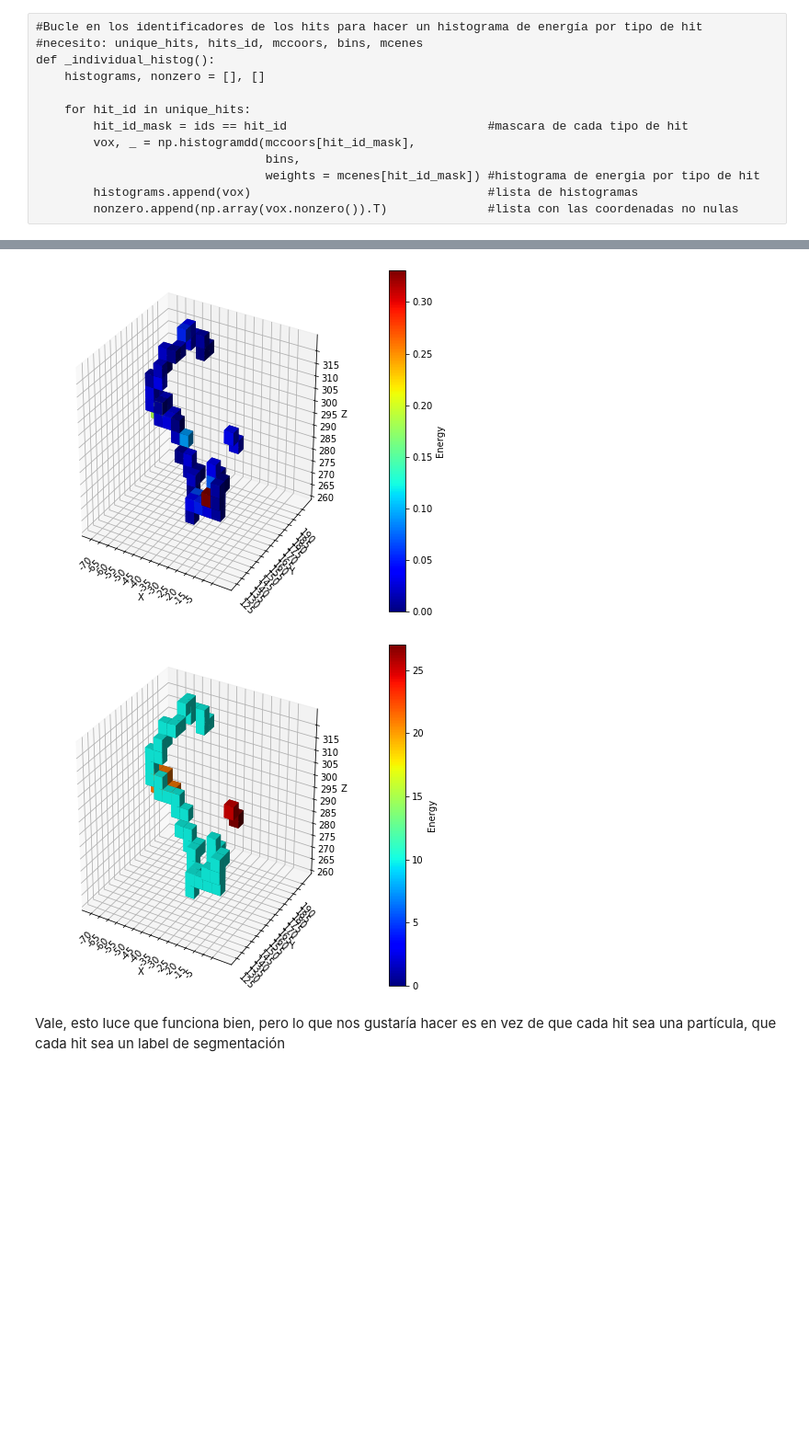
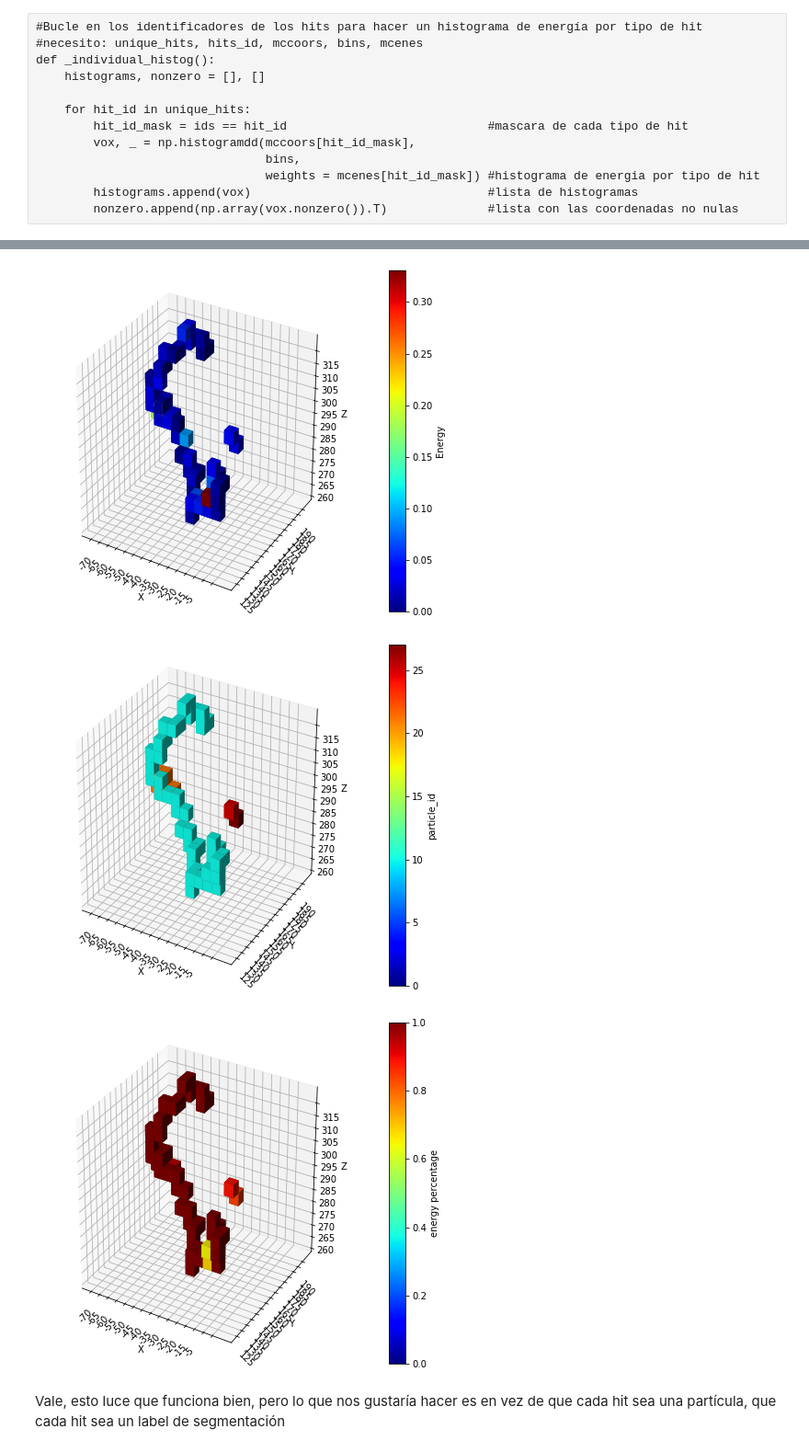
Before and after one commit to martinperezmaneiro/data_labelling, a Jupyter notebook: examples/prueba_funciones_clouds.ipynb, the cells around one changed output, grey strips where cells are left out. Shown: that part at 92% size. Drawn from its saved outputs; the diff is of its cells as text; code cells hidden in the pictures; blank space fills up the shorter version.

```diff
--- a/examples/prueba_funciones_clouds.ipynb
+++ b/examples/prueba_funciones_clouds.ipynb
@@ -570,6 +570,6 @@ def plot_3d_histo_hits(hist, bins, cmap = mpl.cm.jet):
     plt.show()
 # %%
-def plot_3d_histo_vox(hist, bins, th=0, square_voxels = False, edgecolor=None, cmap=mpl.cm.jet):
+def plot_3d_histo_vox(hist, bins, th=0, square_voxels = False, edgecolor=None, cmap=mpl.cm.jet, clabel = 'Energy'):
     '''
     This function plots the 3 dimension histogram created from the particles hits.
     This shows the voxels with the containing energy. Note that the axis labels dont represent
@@ -633,7 +633,7 @@ def plot_3d_histo_vox(hist, bins, th=0, square_voxels = False, edgecolor=None, c
     ax.set_zlabel('Z ')
     ax.set_zticks(np.arange(nbinsZ))
     ax.set_zticklabels([int(i) for i in np.unique(bins[2][nonzero[2]])])
-    cb.set_label('Energy')
+    cb.set_label(clabel)
 
     plt.show()
 # %%
@@ -813,17 +813,22 @@ def labelling(img, mccoors, mcenes, hits_id, steps = None, x0 = None):
         mc_hit_ener: NUMPYARRAY
     D-dimensional histogram with the energies of the voxels.
 
+        mc_hit_portion: NUMPYARRAY
+    D-dimensional histogram with the ratio of the energy of the most important particle to the total energy, per voxel.
+
         bins: LIST OF ARRAYS
     D-dim long list, in which each element is an array for a spatial coordinate with the desired bins.
     '''
 
-    bins         = bin_creator(img, steps, x0)
-    mc_hit_id    = np.zeros(img.shape)   #array tridimensional a llenar con los identificadores
-    #mc_hit_id[:] = np.nan                #lo hago nan por si algún ID es 0 (no funciona bien, buscar alternativa)
-    unique_hits  = np.unique(hits_id)   #lista de identificadores de los hits (identificador puede ser tipo de particula, label, etc...)
-    histograms, nonzero = [], []        #lista de histogramas y de sus coordenadas no nulas
+    bins           = bin_creator(img, steps, x0)
+    mc_hit_id      = np.zeros(img.shape)   #array 3d a llenar con los identificadores
+    mc_hit_portion = np.zeros(img.shape)   #array 3d a llenar con el porcentaje de energía de la total que se lleva la partícula más importante
+    unique_hits    = np.unique(hits_id)    #lista de identificadores de los hits (identificador puede ser tipo de particula, label, etc...)
+
+    mc_hit_ener, _ = mcimg(img, mccoors, mcenes, steps = steps, x0 = x0) #histograma de energías
 
     #Bucle en los identificadores de los hits para hacer un histograma de energía por tipo de hit
+    histograms, nonzero = [], []        #lista de histogramas y de sus coordenadas no nulas
 
     for hit_id in unique_hits:
         hit_id_mask = hits_id == hit_id                           #mascara de cada tipo de hit
@@ -839,6 +844,10 @@ def labelling(img, mccoors, mcenes, hits_id, steps = None, x0 = None):
         for i in nz:   #aqui recorre cada coordenada de cada tipo de hit
             nonzero_coors = tuple(i)
 
+            if mc_hit_id[nonzero_coors] != 0 and mc_hit_portion[nonzero_coors] != 0:
+                continue        #si cierto voxel ya ha sido llenado (es decir, si su valor no es cero)
+                                #pasamos de volver a hacerle cosas
+
             #Bucle en los histogramas para ver cual tiene el valor más grande en cada voxel,
             #revelándome así qué tipo de voxel es
 
@@ -848,10 +857,14 @@ def labelling(img, mccoors, mcenes, hits_id, steps = None, x0 = None):
 
             vox_eners = np.array(vox_eners)
             assert len(vox_eners) == len(unique_hits)
-            mc_hit_id[nonzero_coors] = unique_hits[vox_eners.argmax()]   #mira cual es la posición del elemento mayor de vox_eners, toma dicha posición de la lista unique_hits y se la asigna a la posición correspondiente en el array vacío
+            selected_id = vox_eners.argmax() #mira la posición del elemento mayor en vox_eners
+            mc_hit_id[nonzero_coors] = unique_hits[selected_id]   #toma dicha posición de la lista unique_hits y se la asigna a la posición correspondiente en el array vacío
 
-    mc_hit_ener, _ = mcimg(img, mccoors, mcenes, steps = steps, x0 = x0) #histograma de energías
-    return mc_hit_id, mc_hit_ener, bins
+            max_ener   = vox_eners[selected_id]     #energía de la partícula más importante en un voxel
+            total_ener = mc_hit_ener[nonzero_coors] #la energía total contenida en ese voxel
+            mc_hit_portion[nonzero_coors] = max_ener / total_ener
+
+    return mc_hit_id, mc_hit_ener, mc_hit_portion, bins
 # %%
 def labelling_test(nevent, df, total_size, steps = None, x0 = None):
     img = container_creator(total_size, steps)
@@ -888,4 +903,4 @@ def _individual_histog():
 # %%
 labelling_test(nevent, mchits, total_size, steps = voxel_size, x0 = start_bin)
 # %%
-particle_voxel, ener_voxel, bins = labelling(image_shape, mccoors, eners, ids, steps = voxel_size, x0 = start_bin)
+particle_voxel, ener_voxel, percentage_voxel, bins = labelling(image_shape, mccoors, eners, ids, steps = voxel_size, x0 = start_bin)
@@ -892,9 +911,11 @@ particle_voxel, ener_voxel, bins = labelling(image_shape, mccoors, eners, ids, s
 # %%
 plot_3d_histo_vox(ener_voxel, bins)
-plot_3d_histo_vox(particle_voxel, bins)
+plot_3d_histo_vox(particle_voxel, bins, clabel = 'particle_id')
+plot_3d_histo_vox(percentage_voxel, bins, clabel = 'energy percentage')
 # %% [output]
 [figure]
-[figure, old version]
+[figure, new version]
+[figure, added]
 # %% [markdown]
 Vale, esto luce que funciona bien, pero lo que nos gustaría hacer es en vez de que cada hit sea una partícula, que cada hit sea un label de segmentación
 # %% [markdown]
```
Also changed, not shown: parts of 4 cells of this notebook.
